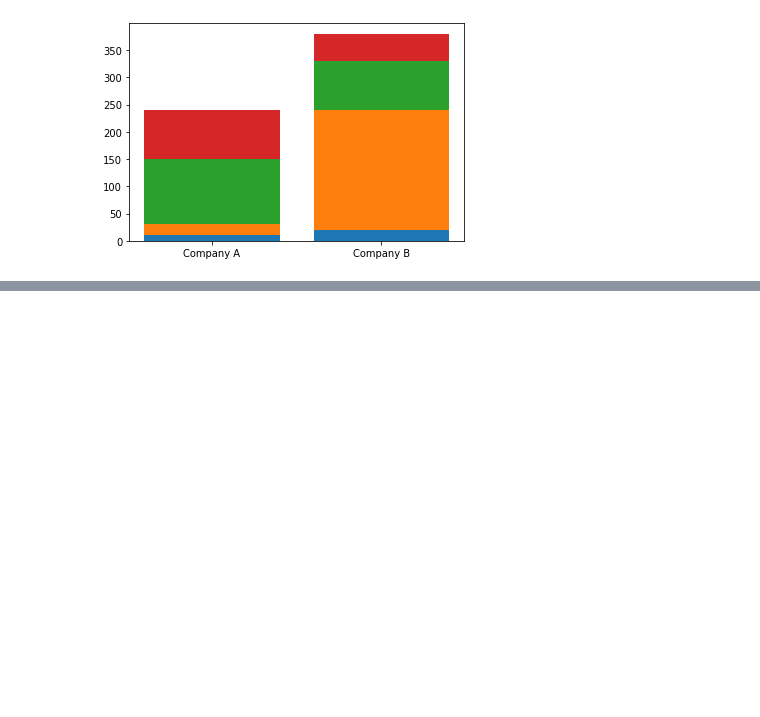
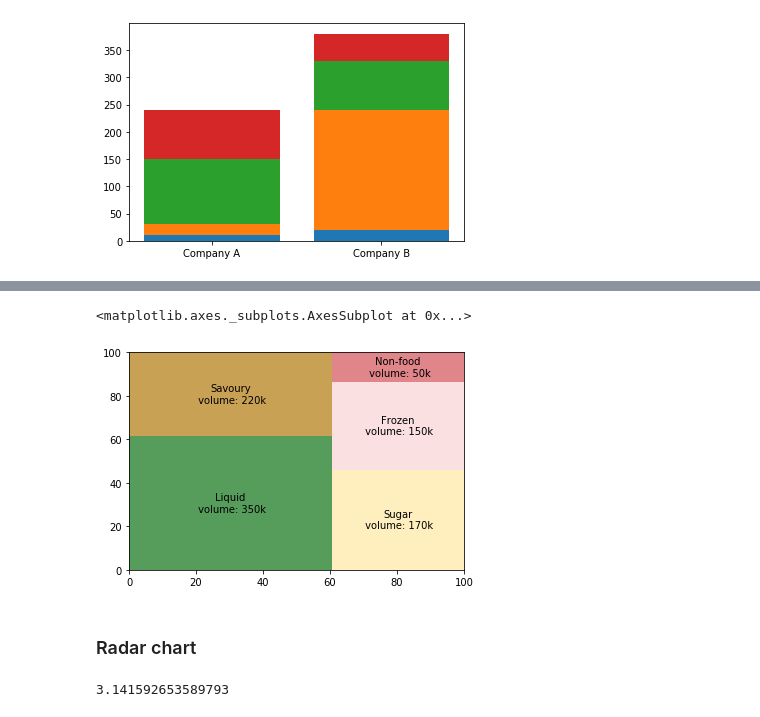
Before and after one commit to Lanfha/Python_Datavisualization, a Jupyter notebook: Visualize Data Comparison25-02-2020.ipynb, the cells around one changed output, grey strips where cells are left out. Cells and saved outputs as stored; diff of their text form; code cells hidden in the pictures; blank space fills up the shorter version.

```diff
--- a/Visualize Data Comparison25-02-2020.ipynb
+++ b/Visualize Data Comparison25-02-2020.ipynb
@@ -97,0 +140,8 @@ plt.bar([1,2],saledata.iloc[:,3],bottom=saledata.iloc[:,0]+saledata.iloc[:,1]++s
+# %%
+squarify.plot(sizes=volume, label=labels,
+              color=color_list, alpha=0.7)
+# %% [output]
+<matplotlib.axes._subplots.AxesSubplot at 0x...>
+[figure, added]
+# %% [markdown]
+### Radar chart
@@ -97,0 +153,4 @@ plt.bar([1,2],saledata.iloc[:,3],bottom=saledata.iloc[:,0]+saledata.iloc[:,1]++s
+# %%
+pi
+# %% [output]
+3.141592653589793
```
Also changed, not shown: parts of 30 cells of this notebook, 1 other file.
